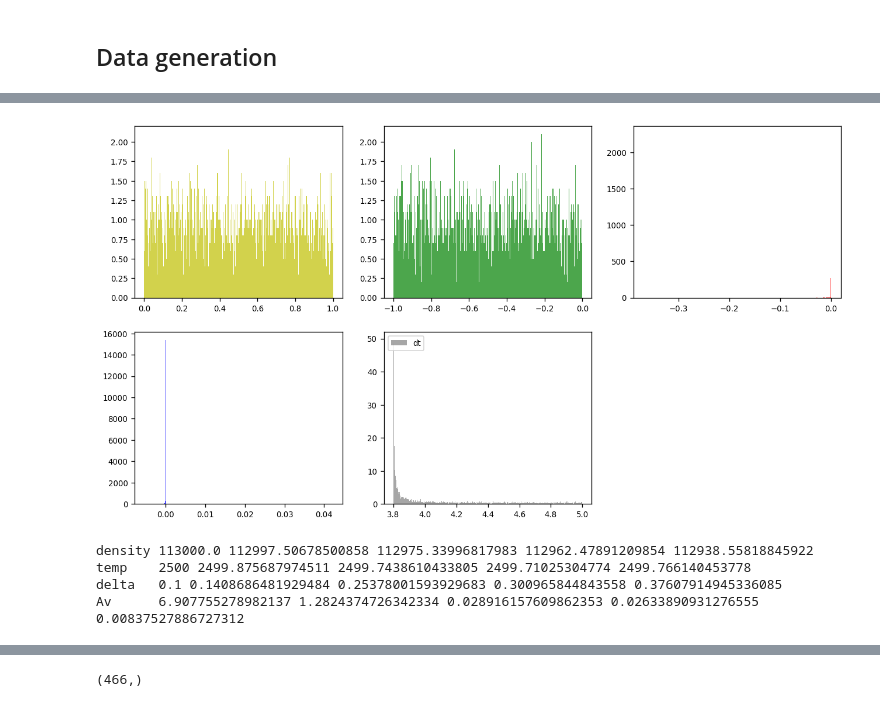
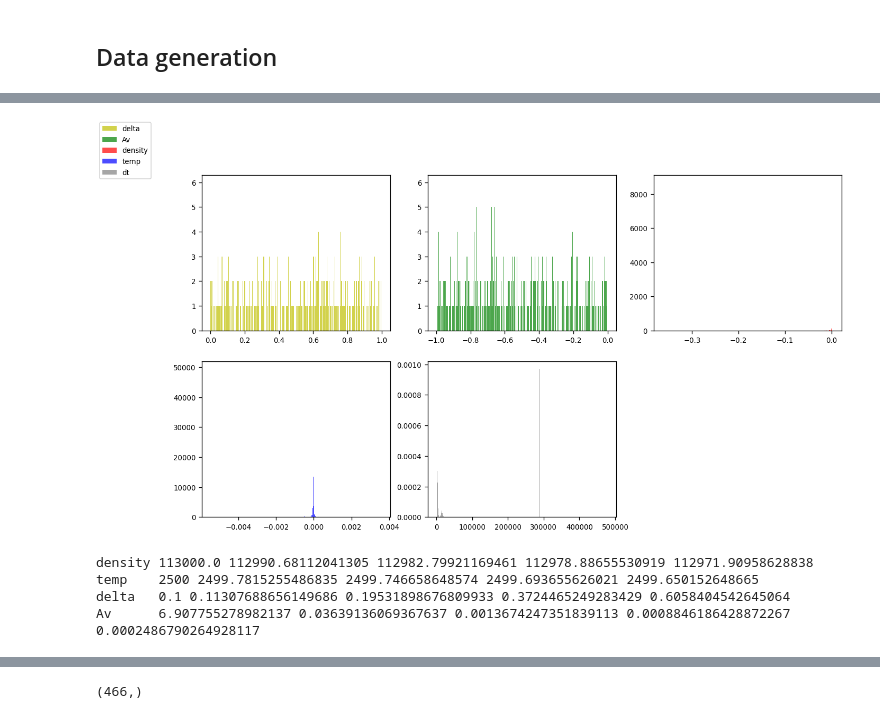
Before and after one commit to silkemaes/ChemPy, a Jupyter notebook: data_generation.ipynb, the cells around one changed output, grey strips where cells are left out. Saved outputs shown, nothing was run; the diff lists cells and outputs as text; code cells hidden in the pictures.

```diff
--- a/data_generation.ipynb
+++ b/data_generation.ipynb
@@ -90,7 +88,7 @@ T_max = max(np.load(samploc+'dT_range.npy'))
 δ_max = 1
 Av_min = -1
 Av_max = -np.log(δ_max)
-dt_min = 3.8
-dt_max = 5.
+dt_min = min(np.load(samploc+'dtime_range.npy'))
+dt_max = max(np.load(samploc+'dtime_range.npy'))
 
 nstep = 512
@@ -96,0 +101,6 @@ nstep = 512
+# %%
+time_func = np.load(samploc+'dtime.npy')
+rho_func = np.load(samploc+'drho.npy')
+plt.plot(time_func)
+# plt.plot(rho_func)
+# plt.xscale('log')
@@ -112,15 +125,21 @@ def fdelta(x):
 def fAv(x):
 	return np.ones_like(x)
 
+# def fdt(x):
+# 	return x**3./(-1.+np.exp(-x+3.8001))
+
 def fdt(x):
-	return x**3./(-1.+np.exp(-x+3.8001))
+	time_func = np.load(samploc+'dtime.npy')
+	return time_func
 
 ## cummulative sum
 ## generate random numbers between [0,1)
 ## Define a function to return N samples
 def genSamples(xmin, xmax, nstep, N, f):
 	xbin = np.linspace(xmin, xmax, nstep)
+	# print(xmin,xmax)
 	ycum = np.cumsum(f(xbin))
+	# plt.plot(ycum)
 	xbin = np.linspace(xmin, xmax, len(ycum))
 	u = np.random.uniform(ycum.min(), ycum.max(), int(N))
 	## take the inverse of cumm. function
@@ -156,32 +175,32 @@ def next_input(input):
 	return [ρ_next, T_next, δ_next, Av_next]
 # %%
 nsamples = 1.e4
-nbins = 1000
+nbins = 10000
 
 dens_samples = genSamples(ρ_min, ρ_max, nstep, nsamples, fdens)
 temp_samples = genSamples(T_min, T_max, nstep, nsamples, ftemp)
 delt_samples = genSamples(δ_min, δ_max, nstep, nsamples, fdelta)
 Av_samples = genSamples(Av_min, Av_max, nstep, nsamples, fAv)
 dt_samples = genSamples(dt_min, dt_max, nstep, nsamples, fdt)
 
 fig = plt.figure(figsize=(13,7))
 
 ax1 = plt.subplot(231)
 ax2 = plt.subplot(232)
 ax3 = plt.subplot(233)
 ax4 = plt.subplot(234)
 ax5 = plt.subplot(235)
 
 ax1.hist(delt_samples,bins=nbins, density=True, color='y', alpha=0.7, label = 'delta')
 ax2.hist(Av_samples  ,bins=nbins, density=True, color='g', alpha=0.7, label = 'Av')
 ax3.hist(dens_samples,bins=nbins, density=True, color='r', alpha=0.7, label = 'density')
 ax4.hist(temp_samples,bins=nbins, density=True, color='b', alpha=0.7, label = 'temp')
 ax5.hist(dt_samples  ,bins=nbins, density=True, color='grey', alpha=0.7, label = 'dt')
 
-plt.legend(loc = 'upper left')
+fig.legend(loc = 'upper left')
 plt.show()
 # %% [output]
-[figure, old version]
+[figure, new version]
 # %%
 ρ_i  = 1.13E+05
 T_i  = 2500
@@ -202,10 +221,10 @@ print('temp   ',T_i, T, T2, T3, T4)
 print('delta  ',δ_i, δ, δ2, δ3, δ4)
 print('Av     ',Av_i, Av, Av2, Av3, Av4)
 # %% [output]
-density 113000.0 112997.50678500858 112975.33996817983 112962.47891209854 112938.55818845922
-temp    2500 2499.875687974511 2499.7438610433805 2499.71025304774 2499.766140453778
-delta   0.1 0.1408686481929484 0.25378001593929683 0.300965844843558 0.37607914945336085
-Av      6.907755278982137 1.2824374726342334 0.028916157609862353 0.02633890931276555 0.00837527886727312
+density 113000.0 112990.68112041305 112982.79921169461 112978.88655530919 112971.90958628838
+temp    2500 2499.7815255486835 2499.746658648574 2499.693655626021 2499.650152648665
+delta   0.1 0.11307688656149686 0.19531898676809933 0.3724465249283429 0.6058404542645064
+Av      6.907755278982137 0.03639136069367637 0.0013674247351839113 0.0008846186428872267 0.0002486790264928117
 # %%
 fig, ax = plt.subplots(2,2, gridspec_kw={'height_ratios': [1,1]},figsize=(7, 7))
 ax1 = ax[0][0]
```
Also changed, not shown: parts of 11 cells of this notebook, 9 other files.
